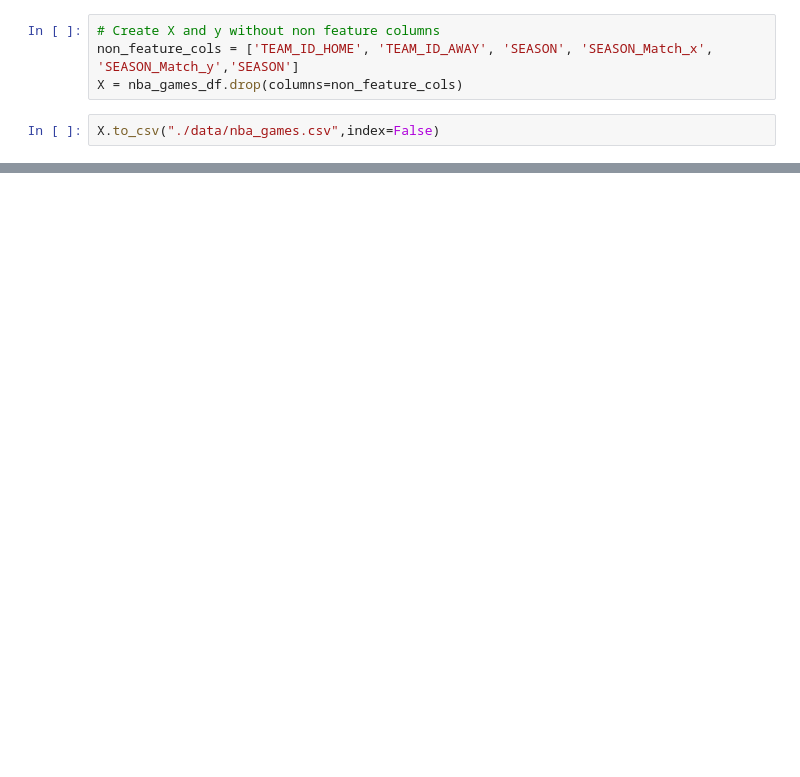
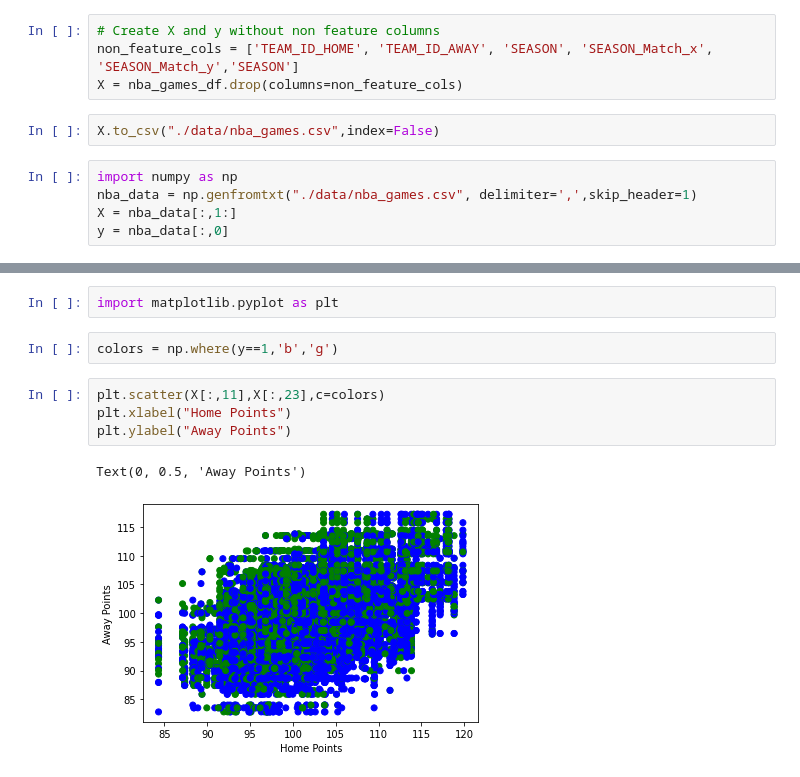
Before and after one commit to Tjrichards1300/NBAPredictions, a Jupyter notebook: DataProcessing.ipynb, the cells around one changed output, grey strips where cells are left out. Cells and saved outputs as stored; diff of their text form; blank space fills up the shorter version.

```diff
--- a/DataProcessing.ipynb
+++ b/DataProcessing.ipynb
@@ -128,3 +126,8 @@ non_feature_cols = ['TEAM_ID_HOME', 'TEAM_ID_AWAY', 'SEASON', 'SEASON_Match_x',
 X = nba_games_df.drop(columns=non_feature_cols)
 # %%
 X.to_csv("./data/nba_games.csv",index=False)
+# %%
+import numpy as np
+nba_data = np.genfromtxt("./data/nba_games.csv", delimiter=',',skip_header=1)
+X = nba_data[:,1:]
+y = nba_data[:,0]
@@ -130,0 +144,11 @@ X.to_csv("./data/nba_games.csv",index=False)
+# %%
+import matplotlib.pyplot as plt
+# %%
+colors = np.where(y==1,'b','g')
+# %%
+plt.scatter(X[:,11],X[:,23],c=colors)
+plt.xlabel("Home Points")
+plt.ylabel("Away Points")
+# %% [output]
+Text(0, 0.5, 'Away Points')
+[figure, added]
```
Also changed, not shown: parts of 4 cells of this notebook, 2 other files.
